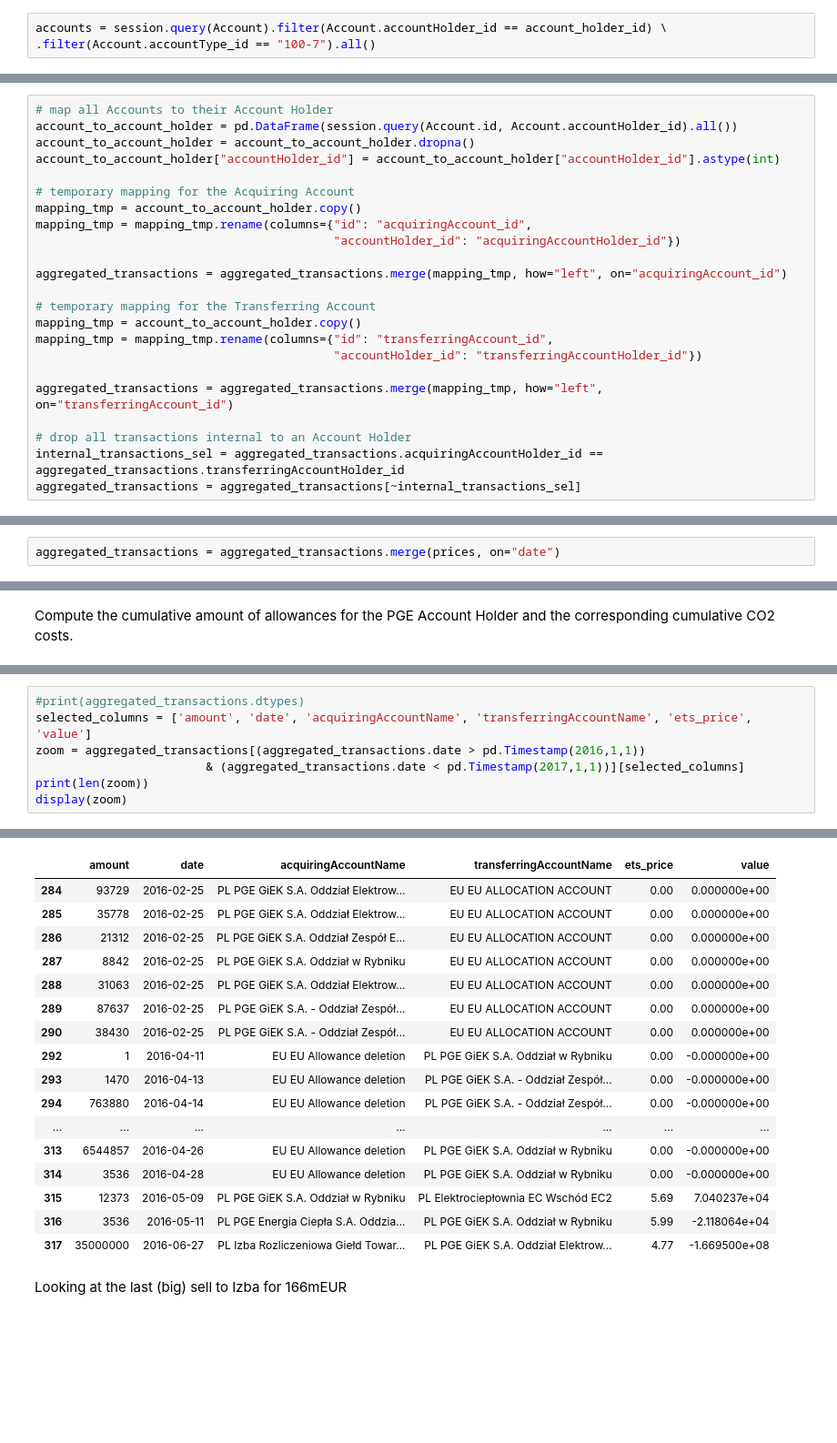
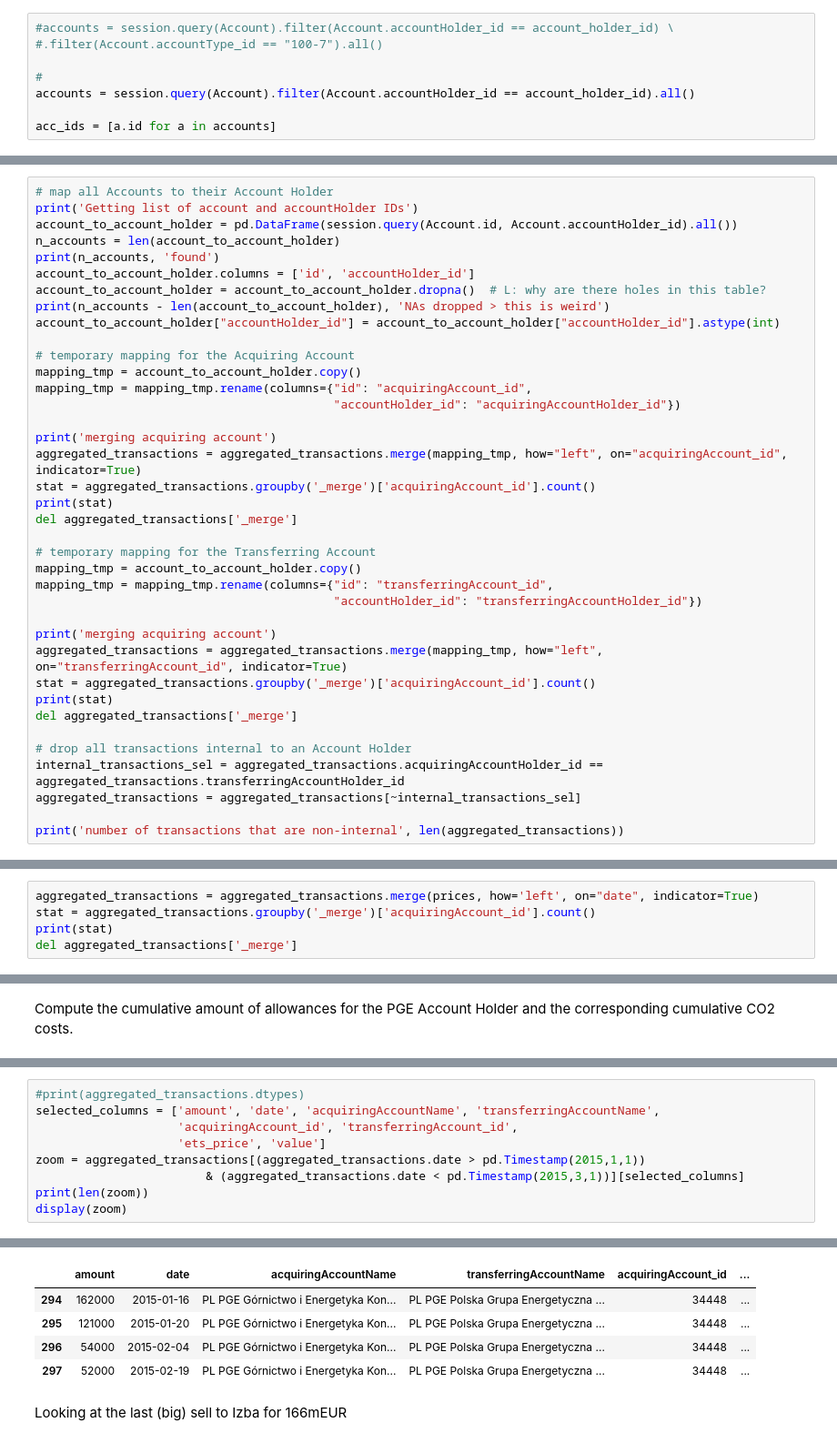
Before and after one commit to RikerlWien/eutl_orm, a Jupyter notebook: scripts/price_PGE.ipynb, the cells around one changed output, grey strips where cells are left out. Shown at 91% size. Drawn from its saved outputs; the diff is of its cells as text; blank space fills up the shorter version.

```diff
--- a/scripts/price_PGE.ipynb
+++ b/scripts/price_PGE.ipynb
@@ -69,5 +75,10 @@ Account Holder: PGE Górnictwo i Energetyka Konwencjonalna S.A.
 # %% [markdown]
 Retrieve all currently active Operator Holding Account for this Account Holder:
 # %%
-accounts = session.query(Account).filter(Account.accountHolder_id == account_holder_id) \
-.filter(Account.accountType_id == "100-7").all()
+#accounts = session.query(Account).filter(Account.accountHolder_id == account_holder_id) \
+#.filter(Account.accountType_id == "100-7").all()
+
+#
+accounts = session.query(Account).filter(Account.accountHolder_id == account_holder_id).all()
+
+acc_ids = [a.id for a in accounts]
@@ -108,8 +122,13 @@ This list contains all the individual transactions involving an Operator Holding
 For that, we identify for each transaction the Account Holder for the "transferring" (from) and the "acquiring" (to) party, and drop all transactions involving the same Account Holder (PGE).
 # %%
 # map all Accounts to their Account Holder
+print('Getting list of account and accountHolder IDs')
 account_to_account_holder = pd.DataFrame(session.query(Account.id, Account.accountHolder_id).all())
-account_to_account_holder = account_to_account_holder.dropna()
+n_accounts = len(account_to_account_holder)
+print(n_accounts, 'found')
+account_to_account_holder.columns = ['id', 'accountHolder_id']
+account_to_account_holder = account_to_account_holder.dropna()  # L: why are there holes in this table?
+print(n_accounts - len(account_to_account_holder), 'NAs dropped > this is weird')
 account_to_account_holder["accountHolder_id"] = account_to_account_holder["accountHolder_id"].astype(int)
 
 # temporary mapping for the Acquiring Account
@@ -117,15 +136,25 @@ mapping_tmp = account_to_account_holder.copy()
 mapping_tmp = mapping_tmp.rename(columns={"id": "acquiringAccount_id",
                                           "accountHolder_id": "acquiringAccountHolder_id"})
 
-aggregated_transactions = aggregated_transactions.merge(mapping_tmp, how="left", on="acquiringAccount_id")
+print('merging acquiring account')
+aggregated_transactions = aggregated_transactions.merge(mapping_tmp, how="left", on="acquiringAccount_id", indicator=True)
+stat = aggregated_transactions.groupby('_merge')['acquiringAccount_id'].count()
+print(stat)
+del aggregated_transactions['_merge']
 
 # temporary mapping for the Transferring Account
 mapping_tmp = account_to_account_holder.copy()
 mapping_tmp = mapping_tmp.rename(columns={"id": "transferringAccount_id",
                                           "accountHolder_id": "transferringAccountHolder_id"})
 
-aggregated_transactions = aggregated_transactions.merge(mapping_tmp, how="left", on="transferringAccount_id")
+print('merging acquiring account')
+aggregated_transactions = aggregated_transactions.merge(mapping_tmp, how="left", on="transferringAccount_id", indicator=True)
+stat = aggregated_transactions.groupby('_merge')['acquiringAccount_id'].count()
+print(stat)
+del aggregated_transactions['_merge']
 
 # drop all transactions internal to an Account Holder
 internal_transactions_sel = aggregated_transactions.acquiringAccountHolder_id == aggregated_transactions.transferringAccountHolder_id
 aggregated_transactions = aggregated_transactions[~internal_transactions_sel]
+
+print('number of transactions that are non-internal', len(aggregated_transactions))
@@ -147,4 +198,7 @@ Text(0.5, 1.0, 'price of EU ETS greenhouse emission allowances')
 # %% [markdown]
 Price each transaction at the price for this day
 # %%
-aggregated_transactions = aggregated_transactions.merge(prices, on="date")
+aggregated_transactions = aggregated_transactions.merge(prices, how='left', on="date", indicator=True)
+stat = aggregated_transactions.groupby('_merge')['acquiringAccount_id'].count()
+print(stat)
+del aggregated_transactions['_merge']
@@ -196,8 +285,10 @@ fig.autofmt_xdate()
 # %%
 #print(aggregated_transactions.dtypes)
-selected_columns = ['amount', 'date', 'acquiringAccountName', 'transferringAccountName', 'ets_price', 'value']
-zoom = aggregated_transactions[(aggregated_transactions.date > pd.Timestamp(2016,1,1))
-                        & (aggregated_transactions.date < pd.Timestamp(2017,1,1))][selected_columns]
+selected_columns = ['amount', 'date', 'acquiringAccountName', 'transferringAccountName',
+                    'acquiringAccount_id', 'transferringAccount_id',
+                    'ets_price', 'value']
+zoom = aggregated_transactions[(aggregated_transactions.date > pd.Timestamp(2015,1,1))
+                        & (aggregated_transactions.date < pd.Timestamp(2015,3,1))][selected_columns]
 print(len(zoom))
 display(zoom)
 # %% [output]
@@ -205,20 +296,8 @@ display(zoom)
-|  | amount | date | acquiringAccountName | transferringAccountName | ets_price | value |
-| 284 | 93729 | 2016-02-25 | PL PGE GiEK S.A. Oddział Elektrow... | EU EU ALLOCATION ACCOUNT | 0.00 | 0.000000e+00 |
-| 285 | 35778 | 2016-02-25 | PL PGE GiEK S.A. Oddział Elektrow... | EU EU ALLOCATION ACCOUNT | 0.00 | 0.000000e+00 |
-| 286 | 21312 | 2016-02-25 | PL PGE GiEK S.A. Oddział Zespół E... | EU EU ALLOCATION ACCOUNT | 0.00 | 0.000000e+00 |
-| 287 | 8842 | 2016-02-25 | PL PGE GiEK S.A. Oddział w Rybniku | EU EU ALLOCATION ACCOUNT | 0.00 | 0.000000e+00 |
-| 288 | 31063 | 2016-02-25 | PL PGE GiEK S.A. Oddział Elektrow... | EU EU ALLOCATION ACCOUNT | 0.00 | 0.000000e+00 |
-| 289 | 87637 | 2016-02-25 | PL PGE GiEK S.A. - Oddział Zespół... | EU EU ALLOCATION ACCOUNT | 0.00 | 0.000000e+00 |
-| 290 | 38430 | 2016-02-25 | PL PGE GiEK S.A. - Oddział Zespół... | EU EU ALLOCATION ACCOUNT | 0.00 | 0.000000e+00 |
-| 292 | 1 | 2016-04-11 | EU EU Allowance deletion | PL PGE GiEK S.A. Oddział w Rybniku | 0.00 | -0.000000e+00 |
-| 293 | 1470 | 2016-04-13 | EU EU Allowance deletion | PL PGE GiEK S.A. - Oddział Zespół... | 0.00 | -0.000000e+00 |
-| 294 | 763880 | 2016-04-14 | EU EU Allowance deletion | PL PGE GiEK S.A. - Oddział Zespół... | 0.00 | -0.000000e+00 |
-| ... | ... | ... | ... | ... | ... | ... |
-| 313 | 6544857 | 2016-04-26 | EU EU Allowance deletion | PL PGE GiEK S.A. Oddział w Rybniku | 0.00 | -0.000000e+00 |
-| 314 | 3536 | 2016-04-28 | EU EU Allowance deletion | PL PGE GiEK S.A. Oddział w Rybniku | 0.00 | -0.000000e+00 |
-| 315 | 12373 | 2016-05-09 | PL PGE GiEK S.A. Oddział w Rybniku | PL Elektrociepłownia EC Wschód EC2 | 5.69 | 7.040237e+04 |
-| 316 | 3536 | 2016-05-11 | PL PGE Energia Ciepła S.A. Oddzia... | PL PGE GiEK S.A. Oddział w Rybniku | 5.99 | -2.118064e+04 |
-| 317 | 35000000 | 2016-06-27 | PL Izba Rozliczeniowa Giełd Towar... | PL PGE GiEK S.A. Oddział Elektrow... | 4.77 | -1.669500e+08 |
+|  | amount | date | acquiringAccountName | transferringAccountName | acquiringAccount_id | ... |
+| 294 | 162000 | 2015-01-16 | PL PGE Górnictwo i Energetyka Kon... | PL PGE Polska Grupa Energetyczna ... | 34448 | ... |
+| 295 | 121000 | 2015-01-20 | PL PGE Górnictwo i Energetyka Kon... | PL PGE Polska Grupa Energetyczna ... | 34448 | ... |
+| 296 | 54000 | 2015-02-04 | PL PGE Górnictwo i Energetyka Kon... | PL PGE Polska Grupa Energetyczna ... | 34448 | ... |
+| 297 | 52000 | 2015-02-19 | PL PGE Górnictwo i Energetyka Kon... | PL PGE Polska Grupa Energetyczna ... | 34448 | ... |
 # %% [markdown]
 Looking at the last (big) sell to Izba for 166mEUR
 # %%
```
Also changed, not shown: parts of 13 cells of this notebook, 1 other file.
